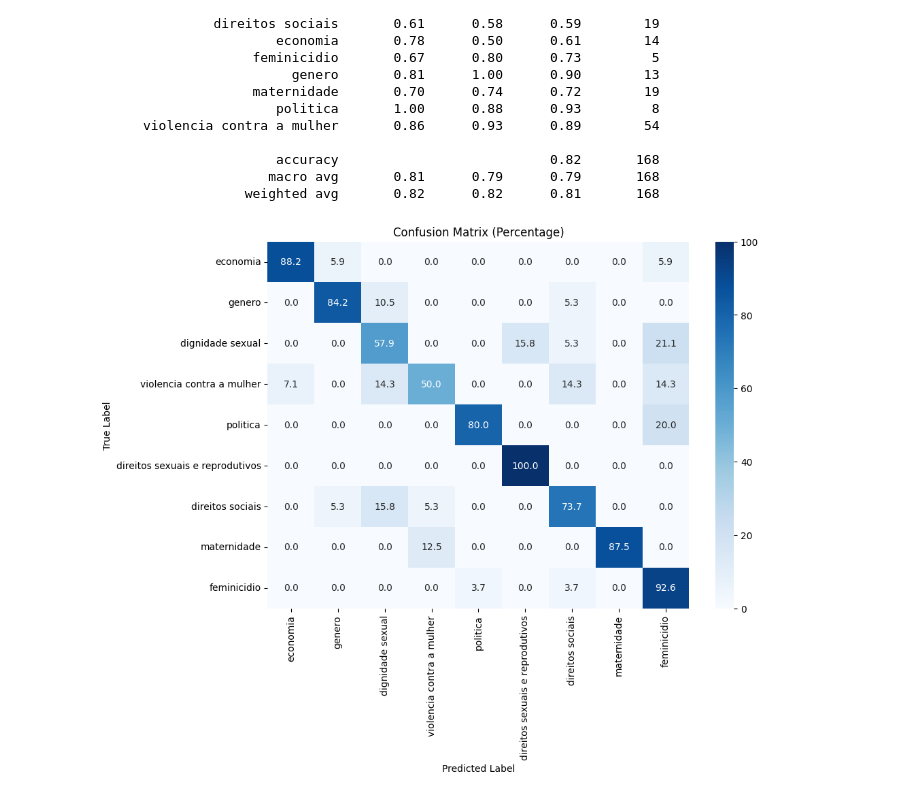
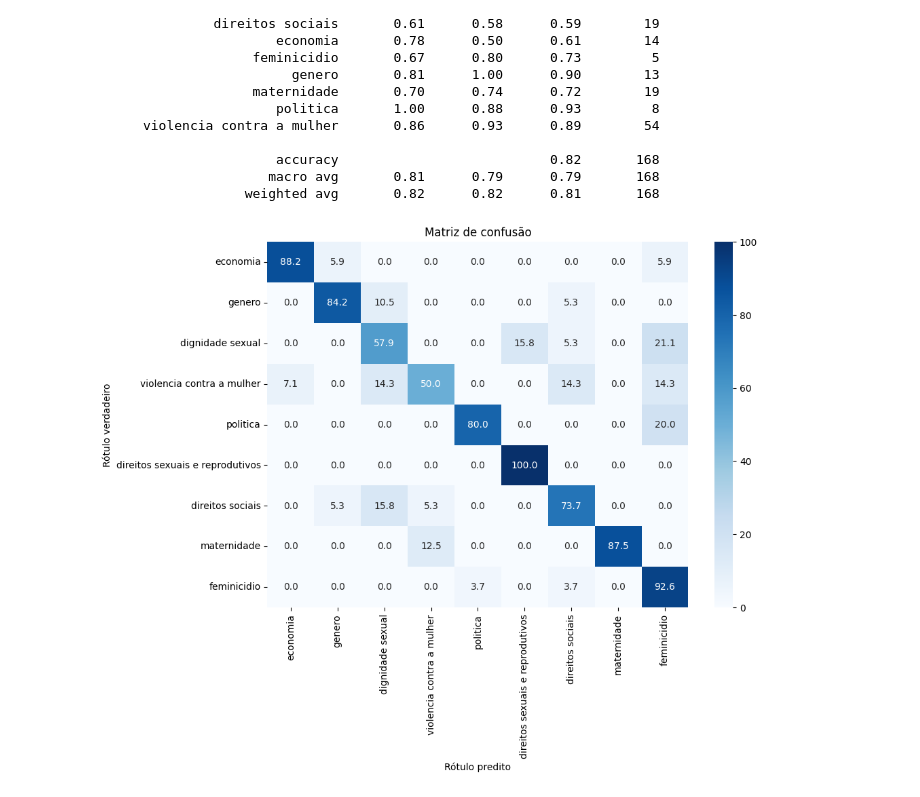
Before and after one commit to indgris/ia-feminista-elas-no-congresso, a Jupyter notebook: modelos_tema/bert/avaliacao.ipynb, the cells around one changed output. Saved outputs shown, nothing was run; the diff lists cells and outputs as text; code cells hidden in the pictures.

```diff
--- a/modelos_tema/bert/avaliacao.ipynb
+++ b/modelos_tema/bert/avaliacao.ipynb
@@ -26,10 +36,8 @@ model = AutoModelForSequenceClassification.from_pretrained(model_name)
 # Nome dos temas para os rótulos
 config = AutoConfig.from_pretrained(model_name)
 
-if hasattr(config, "id2label"):
-    class_mapping = config.id2label
-else:
-    print("No label mapping found in the model configuration.")
+class_mapping = config.id2label
+
 class_mapping
 # %% [output]
 {0: 'economia',
@@ -135,24 +144,24 @@ direitos sexuais e reprodutivos       0.89      0.84      0.86        19
 # %%
 #Matriz de confusão
 from sklearn.metrics import confusion_matrix
 import matplotlib.pyplot as plt
 import seaborn as sns
 import numpy as np
 
 
 cm = confusion_matrix(test['label'].tolist(), test["pred_label"].to_list())
 cm_percent = cm.astype('float') / cm.sum(axis=1)[:, np.newaxis] * 100
 cm_percent = np.round(cm_percent, 1)
 
 #Plot da matriz
 plt.figure(figsize=(10, 7))
 sns.heatmap(cm_percent, annot=True, fmt='.1f', cmap='Blues', xticklabels=list(class_mapping.values()), yticklabels=list(class_mapping.values()))
-plt.xlabel('Predicted Label')
-plt.ylabel('True Label')
-plt.title('Confusion Matrix (Percentage)')
+plt.xlabel('Rótulo predito')
+plt.ylabel('Rótulo verdadeiro')
+plt.title('Matriz de confusão')
 plt.show()
 # %% [output]
-[figure, old version]
+[figure, new version]
 # %%
 #Curva ROC para cada um dos temas
 import plotly.graph_objects as go
```
Also changed, not shown: parts of 9 cells of this notebook, 3 other files.
